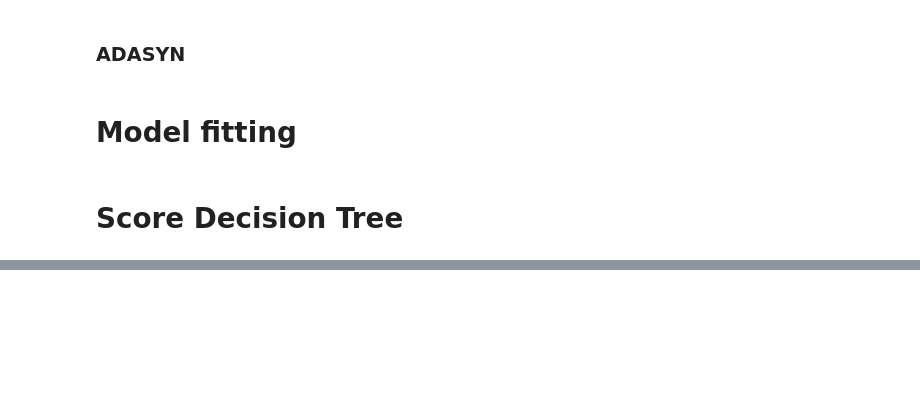
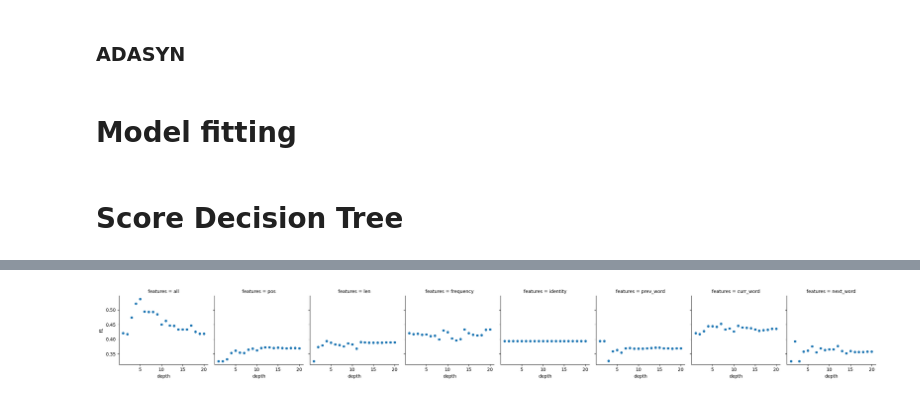
Before and after one commit to markjosims/u3u_project1, a Jupyter notebook: data_preprocess_mark.ipynb, the cells around one changed output, grey strips where cells are left out. Saved outputs shown, nothing was run; the diff lists cells and outputs as text; code cells hidden in the pictures; blank space fills up the shorter version.

Commit message:
finished grid search

```diff
--- a/data_preprocess_mark.ipynb
+++ b/data_preprocess_mark.ipynb
@@ -366,0 +445,32 @@ plt.show()
+# %%
+sub_sample_ratio = 0.1
+ins_sample_ratio = 0.2
+class_weight = None
+resample_funct = upsample
+
+train_scores = []
+train_df = resample_funct(sub_sample_ratio, ins_sample_ratio, train_df=df)
+y = train_df['edit_type'].copy().to_numpy()
+# y= (y>0)
+# np.random.shuffle(y)
+
+for depth in tqdm(range(1,21)):
+    tree_clf = sklearn.tree.DecisionTreeClassifier(max_depth=depth)
+    for feat_name, feats in feat_groups.items():
+    # for feat_name, feats in [("frequency", freq_feats)]:
+        X = train_df[feats].to_numpy()
+        X_test = test_df[feats].to_numpy()
+        tree_clf.fit(X, y)
+        y_hat = tree_clf.predict(X_test)
+        f1_score = sklearn.metrics.f1_score(y_test, y_hat, average='macro')
+        # f1_score = sklearn.metrics.f1_score(y_test>0, y_hat)
+        train_scores.append({
+            "depth": depth,
+            # "hit_f1": f1_score[0],
+            # "sub_f1": f1_score[1],
+            # "ins_f1": f1_score[2],
+            "f1": f1_score,
+            "features": feat_name,
+        })
+
+train_score_df = pd.DataFrame(train_scores)
@@ -366,0 +512,8 @@ plt.show()
+# %%
+g=sns.FacetGrid(data=train_score_df, col='features', sharex=False)
+g.map_dataframe(sns.scatterplot, x='depth', y='f1')
+g.add_legend()
+# g=sns.scatterplot(data=train_score_df, x='depth', y='error_f1', hue='features')
+plt.show()
+# %% [output]
+[figure, added]
```
Also changed, not shown: parts of 31 cells of this notebook, 1 other file.
